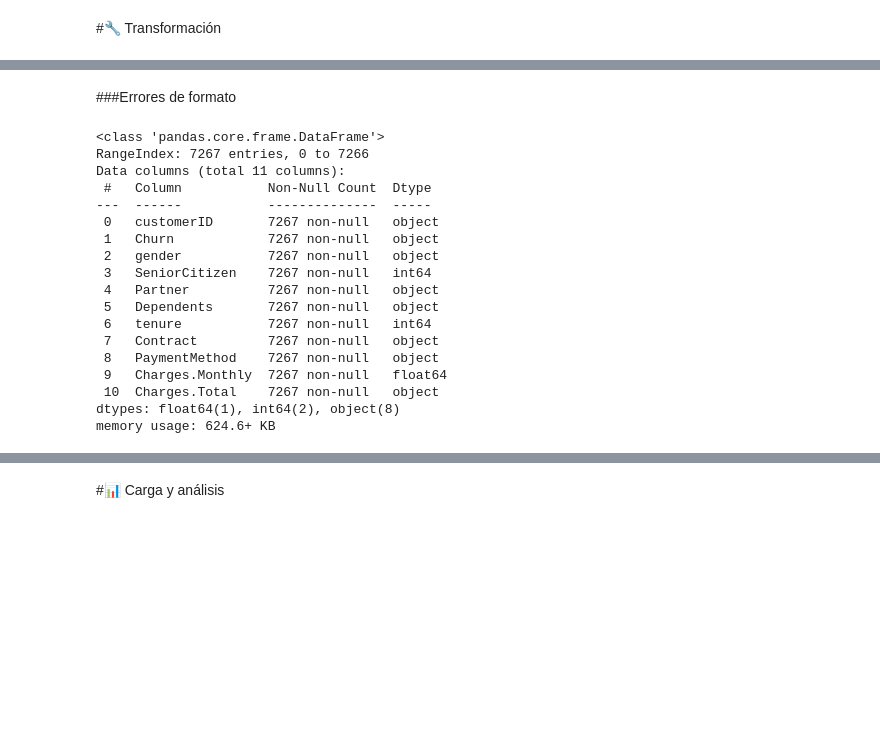
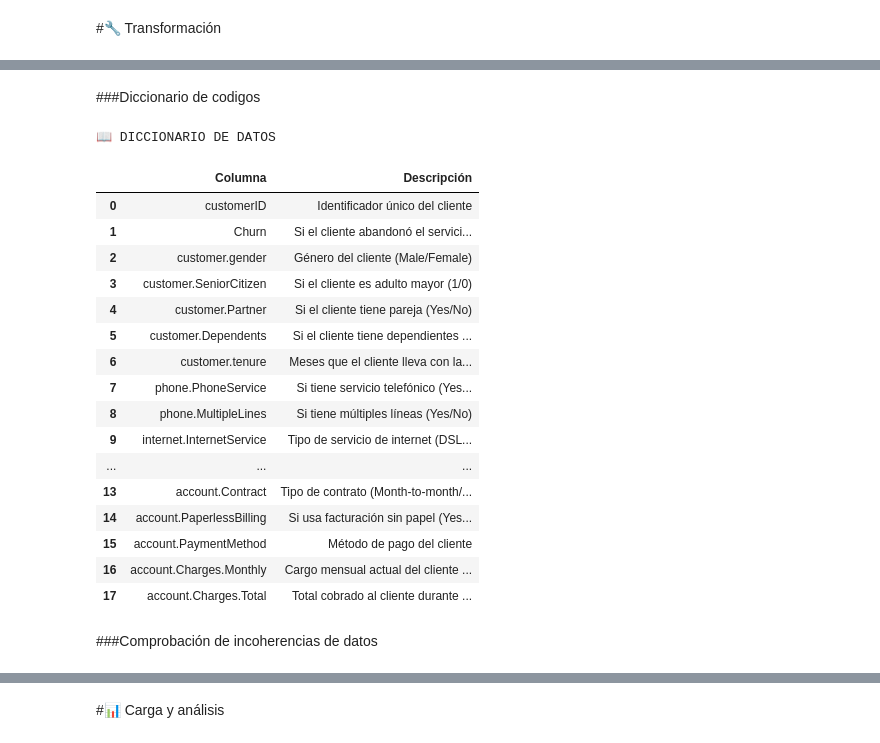
Before and after one commit to daNizaparedesdenis-arch/ChallengeTelecomXprimeraparte, a Jupyter notebook: telecomx_latam.ipynb, the cells around one changed output, grey strips where cells are left out. Saved outputs shown, nothing was run; the diff lists cells and outputs as text; code cells hidden in the pictures; blank space fills up the shorter version.

```diff
--- a/telecomx_latam.ipynb
+++ b/telecomx_latam.ipynb
@@ -134,23 +79,56 @@ datos_telecomX_depurada[datos_telecomX_depurada.duplicated(keep=False)].sort_val
 # %% [markdown]
-###Errores de formato
+###Diccionario de codigos
-# %%
-datos_telecomX_depurada.info()
-# %% [output]
-<class 'pandas.core.frame.DataFrame'>
-RangeIndex: 7267 entries, 0 to 7266
-Data columns (total 11 columns):
- #   Column           Non-Null Count  Dtype
----  ------           --------------  -----
- 0   customerID       7267 non-null   object
- 1   Churn            7267 non-null   object
- 2   gender           7267 non-null   object
- 3   SeniorCitizen    7267 non-null   int64
- 4   Partner          7267 non-null   object
- 5   Dependents       7267 non-null   object
- 6   tenure           7267 non-null   int64
- 7   Contract         7267 non-null   object
- 8   PaymentMethod    7267 non-null   object
- 9   Charges.Monthly  7267 non-null   float64
- 10  Charges.Total    7267 non-null   object
-dtypes: float64(1), int64(2), object(8)
-memory usage: 624.6+ KB
+# %%
+diccionario = {
+    'Columna': [
+        'customerID', 'Churn',
+        'customer.gender', 'customer.SeniorCitizen', 'customer.Partner',
+        'customer.Dependents', 'customer.tenure',
+        'phone.PhoneService', 'phone.MultipleLines',
+        'internet.InternetService', 'internet.OnlineSecurity',
+        'internet.TechSupport', 'internet.StreamingTV',
+        'account.Contract', 'account.PaperlessBilling',
+        'account.PaymentMethod', 'account.Charges.Monthly',
+        'account.Charges.Total'
+    ],
+    'Descripción': [
+        'Identificador único del cliente', 'Si el cliente abandonó el servicio (Yes/No)',
+        'Género del cliente (Male/Female)', 'Si el cliente es adulto mayor (1/0)',
+        'Si el cliente tiene pareja (Yes/No)', 'Si el cliente tiene dependientes (Yes/No)',
+        'Meses que el cliente lleva con la empresa',
+        'Si tiene servicio telefónico (Yes/No)', 'Si tiene múltiples líneas (Yes/No)',
+        'Tipo de servicio de internet (DSL/Fiber/No)',
+        'Si tiene seguridad online (Yes/No)', 'Si tiene soporte técnico (Yes/No)',
+        'Si tiene TV en streaming (Yes/No)',
+        'Tipo de contrato (Month-to-month/One year/Two year)',
+        'Si usa facturación sin papel (Yes/No)',
+        'Método de pago del cliente',
+        'Cargo mensual actual del cliente (USD)',
+        'Total cobrado al cliente durante su permanencia (USD)'
+    ]
+}
+
+df_diccionario = pd.DataFrame(diccionario)
+print("📖 DICCIONARIO DE DATOS")
+display(df_diccionario)
+# %% [output]
+📖 DICCIONARIO DE DATOS
+|  | Columna | Descripción |
+| 0 | customerID | Identificador único del cliente |
+| 1 | Churn | Si el cliente abandonó el servici... |
+| 2 | customer.gender | Género del cliente (Male/Female) |
+| 3 | customer.SeniorCitizen | Si el cliente es adulto mayor (1/0) |
+| 4 | customer.Partner | Si el cliente tiene pareja (Yes/No) |
+| 5 | customer.Dependents | Si el cliente tiene dependientes ... |
+| 6 | customer.tenure | Meses que el cliente lleva con la... |
+| 7 | phone.PhoneService | Si tiene servicio telefónico (Yes... |
+| 8 | phone.MultipleLines | Si tiene múltiples líneas (Yes/No) |
+| 9 | internet.InternetService | Tipo de servicio de internet (DSL... |
+| ... | ... | ... |
+| 13 | account.Contract | Tipo de contrato (Month-to-month/... |
+| 14 | account.PaperlessBilling | Si usa facturación sin papel (Yes... |
+| 15 | account.PaymentMethod | Método de pago del cliente |
+| 16 | account.Charges.Monthly | Cargo mensual actual del cliente ... |
+| 17 | account.Charges.Total | Total cobrado al cliente durante ... |
+# %% [markdown]
+###Comprobación de incoherencias de datos
```
Also changed, not shown: parts of 49 cells of this notebook.
